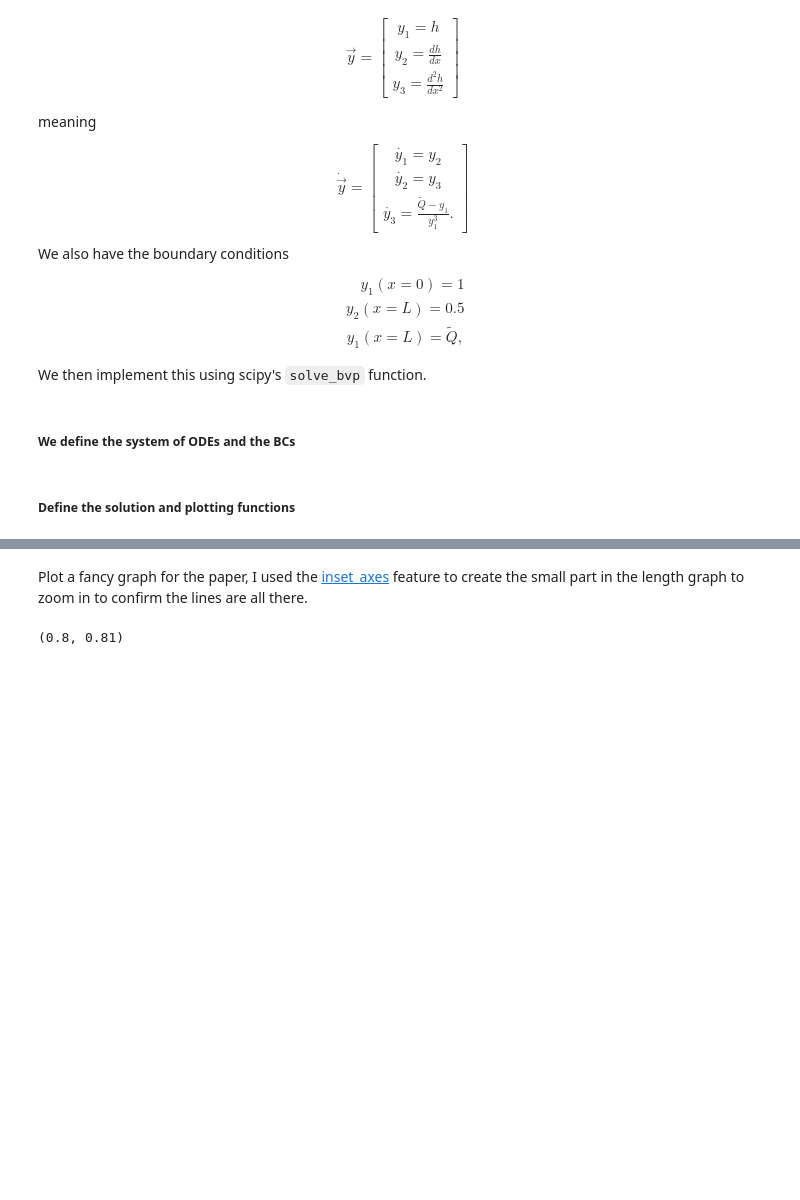
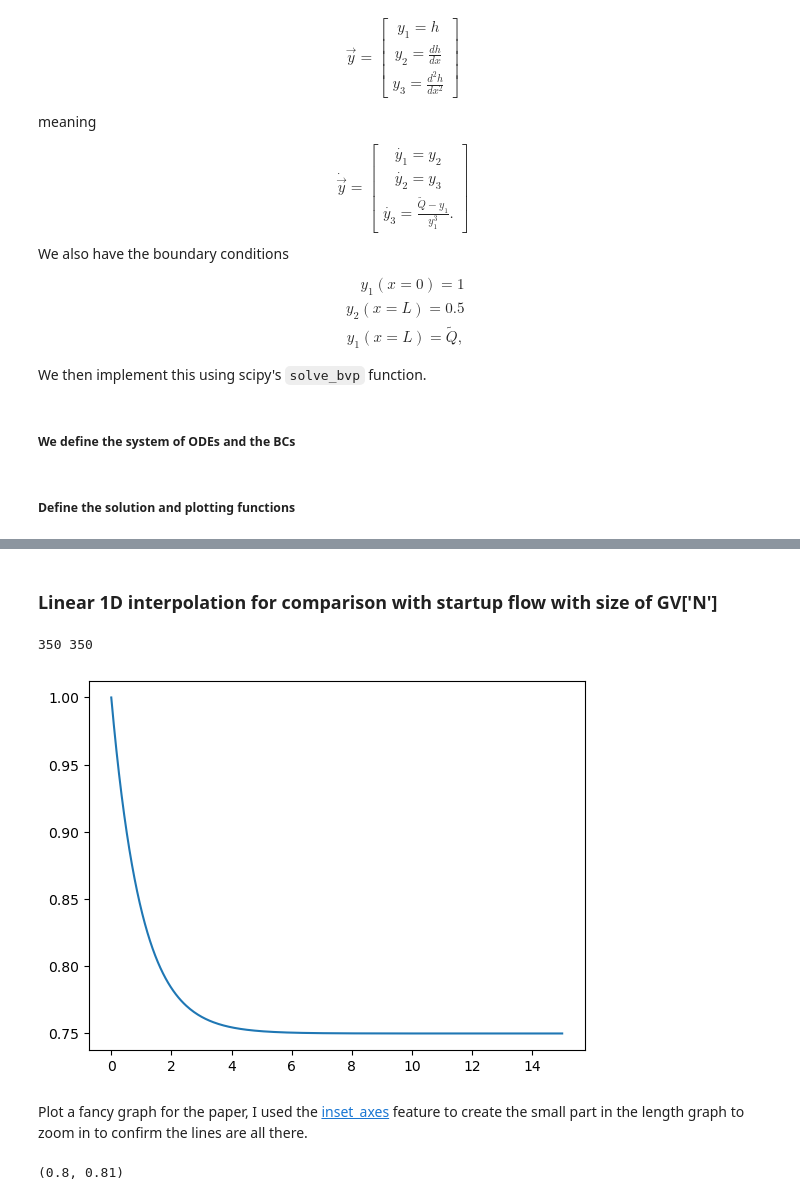
Before and after one commit to jrobo-gith/Independent-project-code, a Jupyter notebook: collection_overall.ipynb, the cells around one changed output, grey strips where cells are left out. Drawn from its saved outputs; the diff is of its cells as text; code cells hidden in the pictures; blank space fills up the shorter version.

```diff
--- a/collection_overall.ipynb
+++ b/collection_overall.ipynb
@@ -97,4 +98,15 @@ plot_solution(solution, GV['Q'])
 [figure]
+# %% [markdown]
+### Linear 1D interpolation for comparison with startup flow with size of GV['N']
+# %%
+from scipy.interpolate import interp1d
+
+f = interp1d(solution.x, solution.y[0, :])
+new_y = f(GV['x'])
+print(len(new_y), len(GV['x']))
+# %% [output]
+350 350
+[figure, added]
 # %%
 linear_solution_Q = []      # Store linear solutions varying Q
 linear_solution_L = []      # Store linear solutions varying L
```
Also changed, not shown: parts of 1 cell of this notebook, 26 other files.
